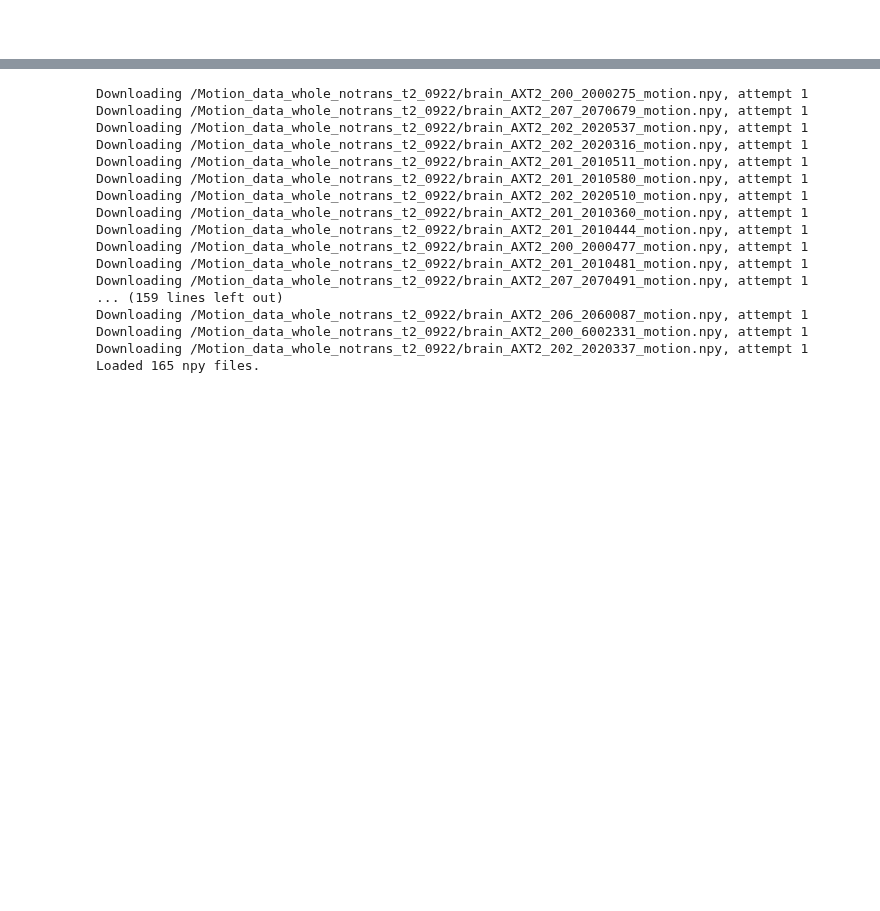
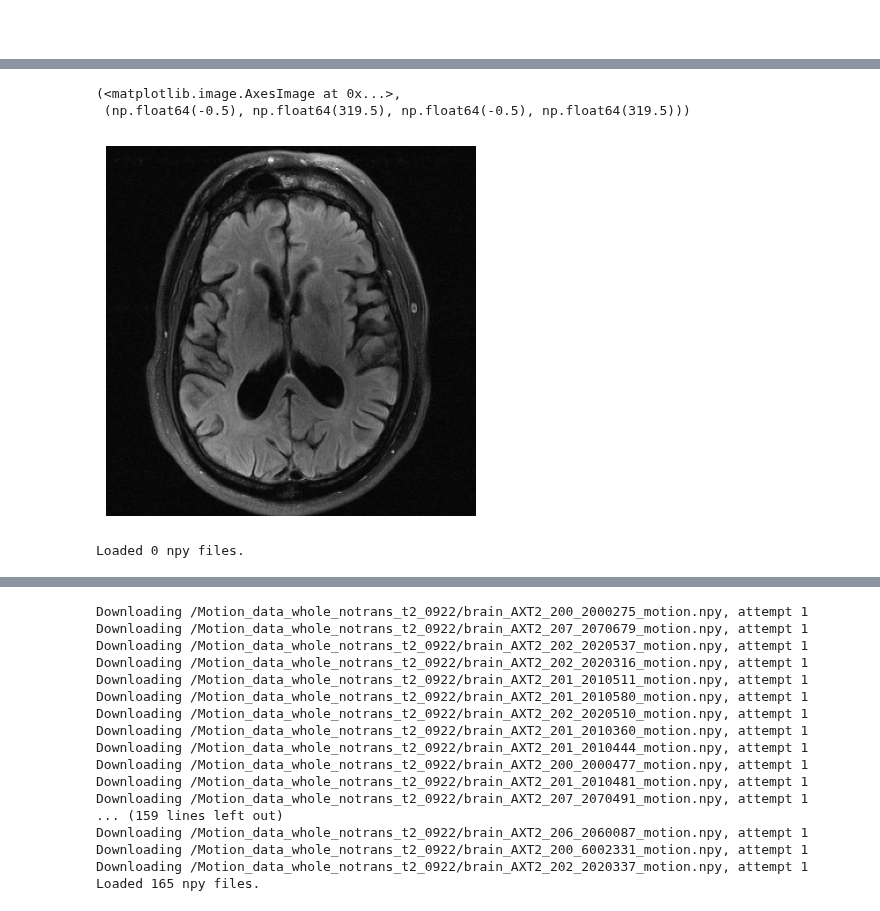
Before and after one commit to godjunhyung/motioncorrection, a Jupyter notebook: load_data/load_dropbox.ipynb, the cells around one changed output, grey strips where cells are left out. Drawn from its saved outputs; the diff is of its cells as text; code cells hidden in the pictures; blank space fills up the shorter version.

```diff
--- a/load_data/load_dropbox.ipynb
+++ b/load_data/load_dropbox.ipynb
@@ -89,12 +89,13 @@ def crop(img, crop_size=320):
 def padding(volume, size=320):
     slices, height, width = volume.shape
     pad_width = max(0, size - width) // 2
+    value = volume.min()
 
     padded_volume = np.pad(
         volume,
         pad_width=((0, 0), (0, 0), (pad_width, pad_width)),
         mode='constant',
-        constant_values=0
+        constant_values=value
     )
     return padded_volume
 # %%
@@ -188,0 +209,27 @@ Loaded 163 npy files.
+# %%
+import h5py
+import numpy as np
+import time
+from io import BytesIO
+
+def download_h5_file(dbx, dropbox_path, max_retries=3, delay=5):
+    for attempt in range(max_retries):
+        try:
+            print(f"Downloading {dropbox_path}, attempt {attempt + 1}")
+            _, response = dbx.files_download(dropbox_path)
+            file_data = response.content
+
+            h5_data =h5py.File(BytesIO(file_data))
+
+            return h5_data
+
+        except Exception as e:
+            print(f"Error downloading {dropbox_path}: {e}")
+            if attempt + 1 == max_retries:
+                print(f"Max retries reached for {dropbox_path}")
+                return None
+            else:
+                print(f"Retrying in {delay} seconds...")
+                time.sleep(delay)
+# %%
+test = download_h5_file(dbx, '/fastMRI_data_h5_flair/file_brain_AXFLAIR_200_6002469.h5')
@@ -189,9 +238,17 @@ Loaded 163 npy files.
+# %%
+plt.imshow(test['reconstruction_rss'][()][0], cmap='gray', origin='lower'), plt.axis('off')
+# %% [output]
+(<matplotlib.image.AxesImage at 0x...>,
+ (np.float64(-0.5), np.float64(319.5), np.float64(-0.5), np.float64(319.5)))
+[figure, added]
 # %%
 if __name__ == "__main__":
     dbx = dropbox_connect()
     dropbox_folder_path = '/fastMRI_data_h5_flair'
-    flair_clear = load_npy_from_dropbox(dbx, dropbox_folder_path)
+    flair_clear = load_h5_from_dropbox(dbx, dropbox_folder_path)
     print(f"Loaded {len(flair_clear)} npy files.")
+# %% [output]
+Loaded 0 npy files.
 # %%
 # /Motion_data_whole_notrans_flair_0922/brain_AXFLAIR_200_6002541_motion.npy
 # flair[3]
```
Also changed, not shown: parts of 19 cells of this notebook.
